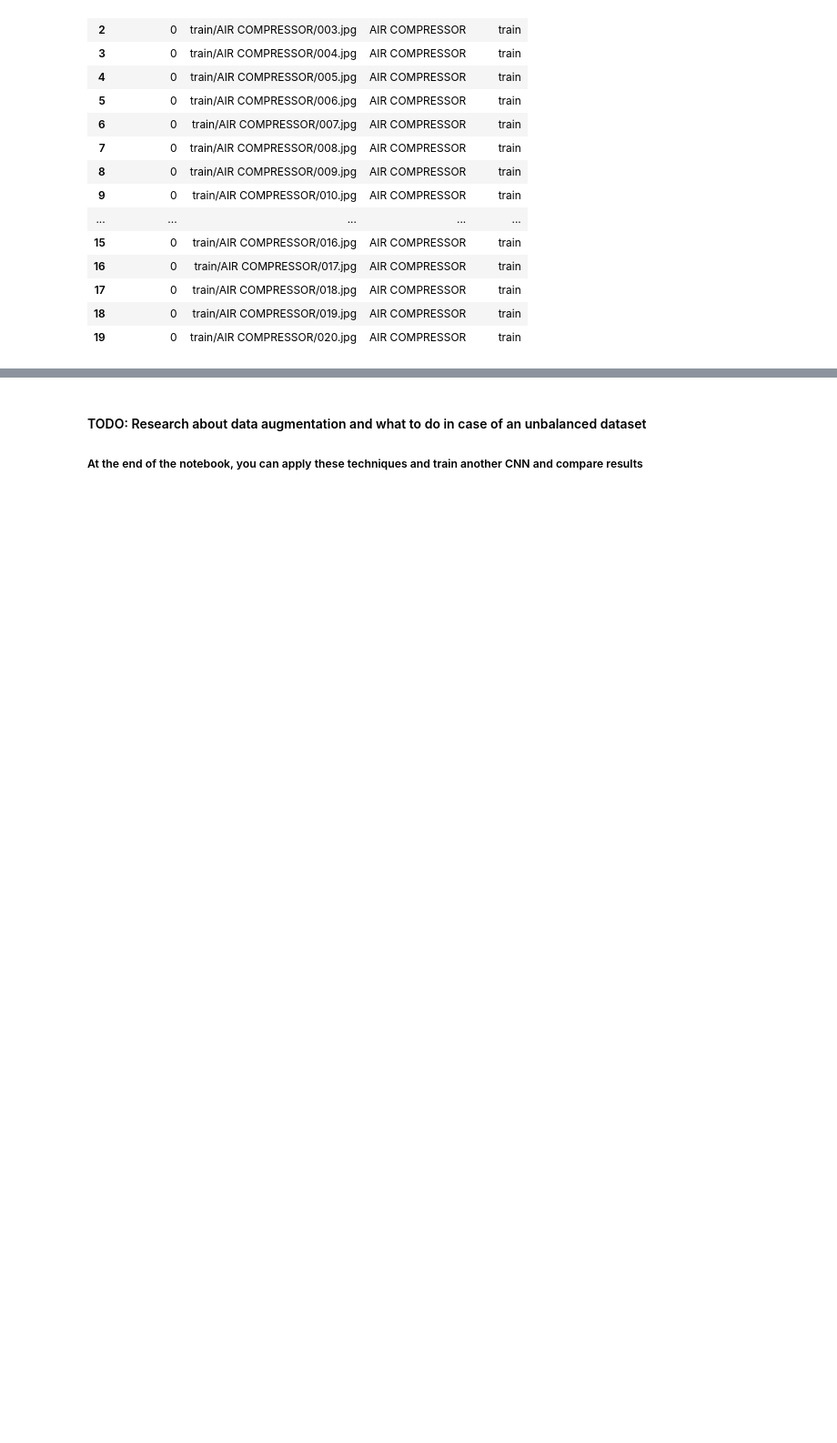
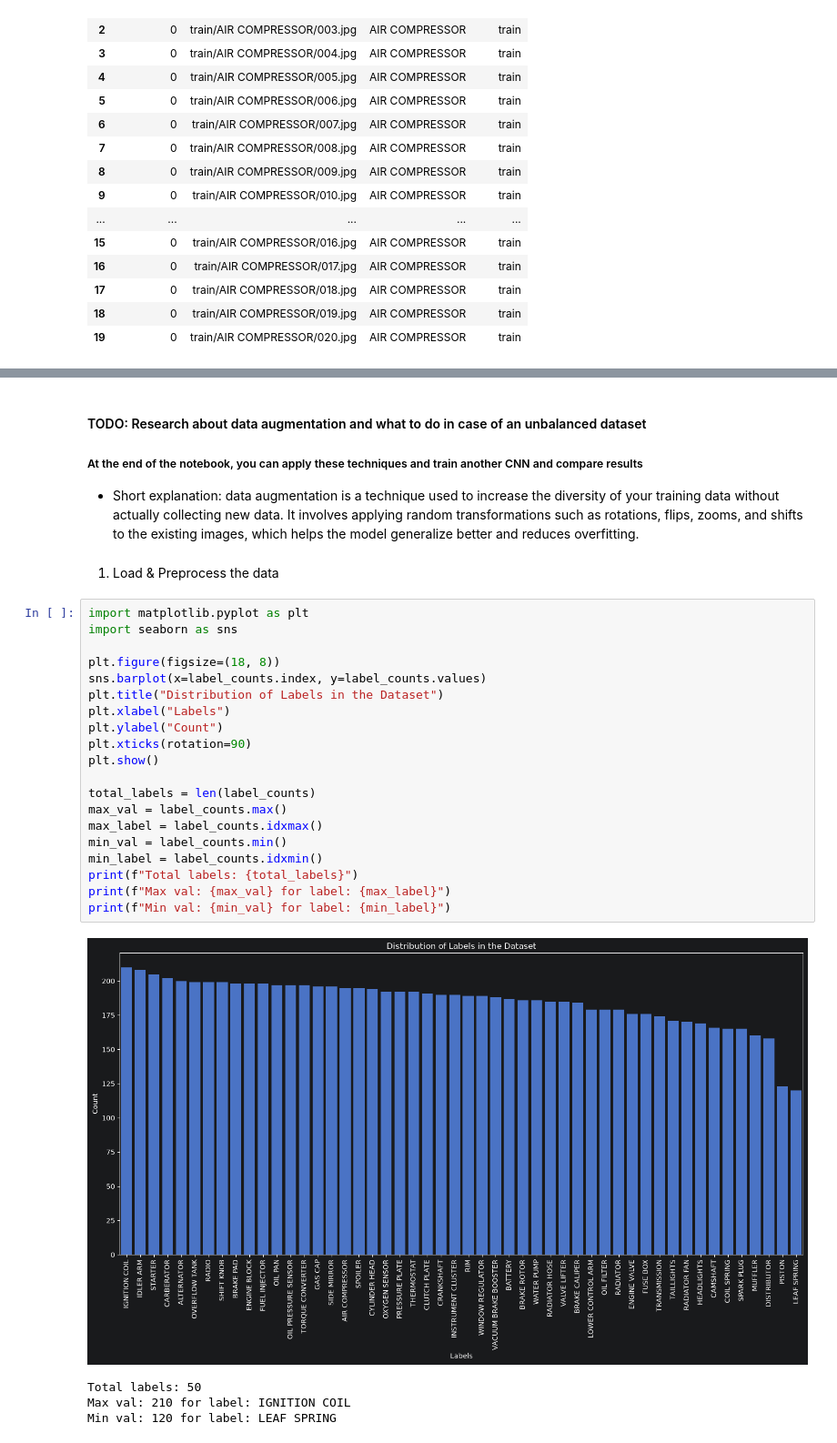
Before and after one commit to kovexison/Practica-AI, a Jupyter notebook: 03-DL-CNN/DL_CNN_classification.ipynb, the cells around one changed output, grey strips where cells are left out. Shown at 91% size. Drawn from its saved outputs; the diff is of its cells as text; blank space fills up the shorter version.

Commit message:
[AI-49] Added the first diagrams and analysis + the new configs

```diff
--- a/03-DL-CNN/DL_CNN_classification.ipynb
+++ b/03-DL-CNN/DL_CNN_classification.ipynb
@@ -179,3 +179,31 @@ Name: count, dtype: int64
 # %% [markdown]
 #### TODO: Research about data augmentation and what to do in case of an unbalanced dataset
 ##### At the end of the notebook, you can apply these techniques and train another CNN and compare results
+- Short explanation: data augmentation is a technique used to increase the diversity of your training data without actually collecting new data. It involves applying random transformations such as rotations, flips, zooms, and shifts to the existing images, which helps the model generalize better and reduces overfitting.
+# %% [markdown]
+1. Load & Preprocess the data
+# %%
+import matplotlib.pyplot as plt
+import seaborn as sns
+
+plt.figure(figsize=(18, 8))
+sns.barplot(x=label_counts.index, y=label_counts.values)
+plt.title("Distribution of Labels in the Dataset")
+plt.xlabel("Labels")
+plt.ylabel("Count")
+plt.xticks(rotation=90)
+plt.show()
+
+total_labels = len(label_counts)
+max_val = label_counts.max()
+max_label = label_counts.idxmax()
+min_val = label_counts.min()
+min_label = label_counts.idxmin()
+print(f"Total labels: {total_labels}")
+print(f"Max val: {max_val} for label: {max_label}")
+print(f"Min val: {min_val} for label: {min_label}")
+# %% [output]
+[figure, added]
+Total labels: 50
+Max val: 210 for label: IGNITION COIL
+Min val: 120 for label: LEAF SPRING
```
Also changed, not shown: parts of 4 cells of this notebook, 4 other files.
